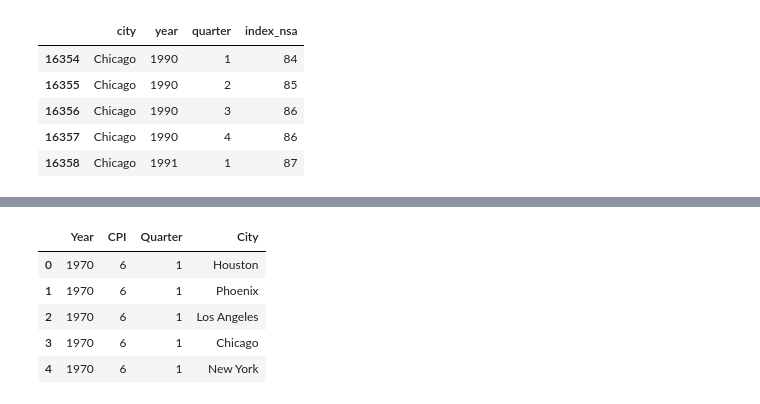
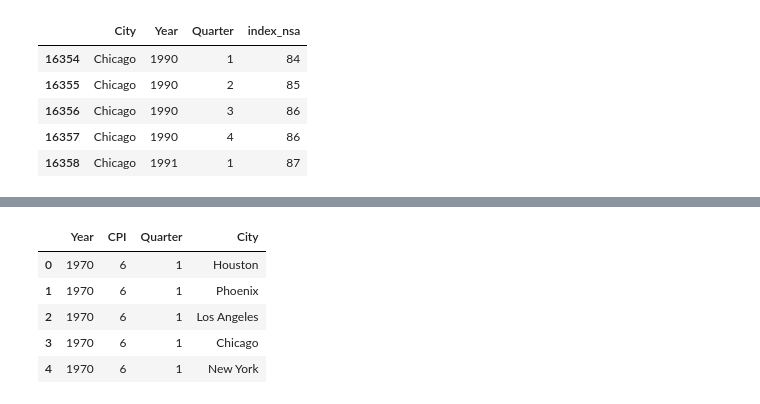
Before and after one commit to katelync12/HomeCast, a Jupyter notebook: cleaned_data.ipynb, the cells around one changed output, grey strips where cells are left out. Drawn from its saved outputs; the diff is of its cells as text; code cells hidden in the pictures.

```diff
--- a/cleaned_data.ipynb
+++ b/cleaned_data.ipynb
@@ -5,23 +5,23 @@ import numpy as np
 # %%
 # HPI Data
 df = pd.read_csv('datasets/hpi_master.csv')
 cities = ["Houston", "Phoenix", "Los Angeles", "Chicago", "New York"]
 pattern = "|".join(cities)
 filtered_df = df[df['place_name'].str.contains(pattern, case=False, na=False)]
 filtered_df = filtered_df.drop(columns=['hpi_type', 'hpi_flavor', 'frequency', 'level', 'place_id', 'index_sa'])
 def extract_city(name):
     for city in cities:
         if city.lower() in name.lower():
             return city
     return name
 
 filtered_df['place_name'] = filtered_df['place_name'].apply(extract_city)
 filtered_df = filtered_df[filtered_df['yr'] >= 1990]
-filtered_df = filtered_df.rename(columns={'yr': 'year', 'place_name': 'city', 'period': 'quarter'})
+filtered_df = filtered_df.rename(columns={'yr': 'Year', 'place_name': 'City', 'period': 'Quarter'})
 hpi = filtered_df
 hpi.head()
 # %% [output]
-|  | city | year | quarter | index_nsa |
+|  | City | Year | Quarter | index_nsa |
 | 16354 | Chicago | 1990 | 1 | 84 |
 | 16355 | Chicago | 1990 | 2 | 85 |
 | 16356 | Chicago | 1990 | 3 | 86 |
```
Also changed, not shown: parts of 4 cells of this notebook.
